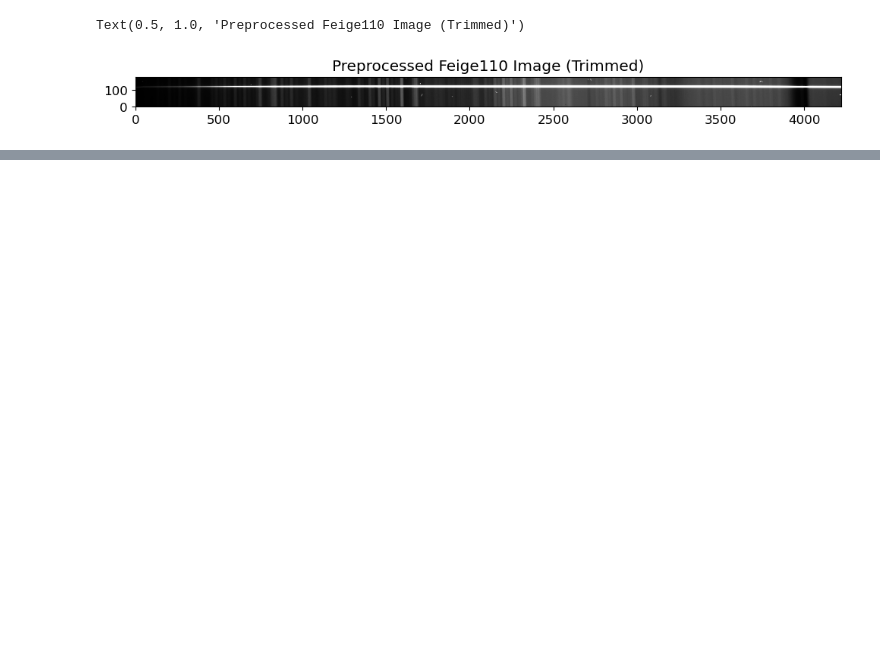
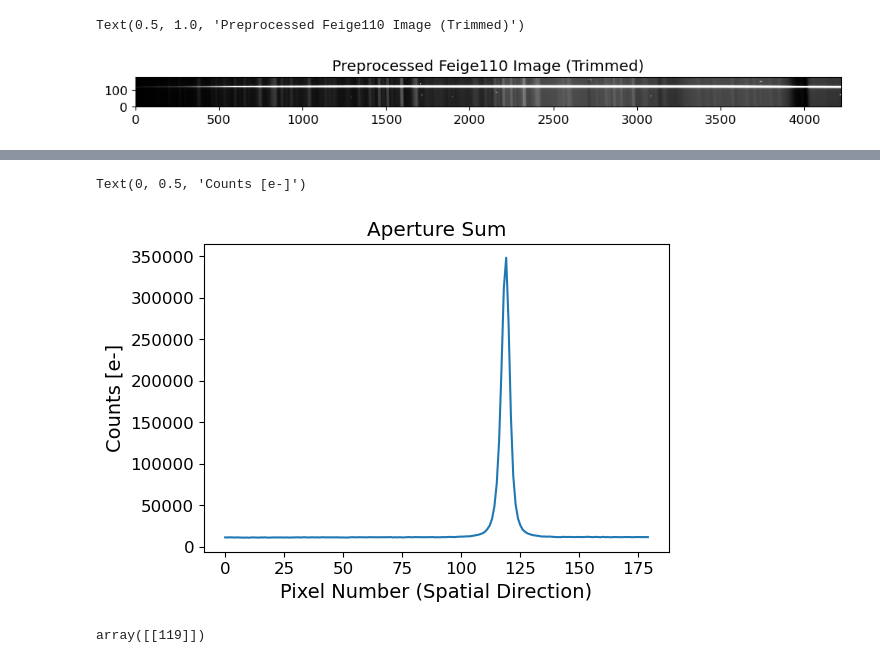
Before and after one commit to hbahk/TAOtutorials, a Jupyter notebook: tutorials/Spectroscopic_data_reduction.ipynb, the cells around one changed output, grey strips where cells are left out. Saved outputs shown, nothing was run; the diff lists cells and outputs as text; code cells hidden in the pictures; blank space fills up the shorter version.

```diff
--- a/tutorials/Spectroscopic_data_reduction.ipynb
+++ b/tutorials/Spectroscopic_data_reduction.ipynb
@@ -634,0 +656,15 @@ gcorr = gain_correct(stdccd, gain=stdhdr['GAIN'])
+# %%
+# Slice the image in the spatial direction
+lcut = 1000 # left cut (dispersion direction)
+rcut = 1050 # right cut (dispersion direction)
+
+apall_probe = np.sum(crrej.data[lcut:rcut, :], axis=0)
+fig = plt.figure(figsize=(6, 4))
+ax = fig.add_subplot(111)
+ax.plot(apall_probe)
+ax.set_title('Aperture Sum')
+ax.set_xlabel('Pixel Number (Spatial Direction)')
+ax.set_ylabel('Counts [e-]')
+# %% [output]
+Text(0, 0.5, 'Counts [e-]')
+[figure, added]
@@ -634,0 +682,4 @@ gcorr = gain_correct(stdccd, gain=stdhdr['GAIN'])
+# %%
+peak_pix
+# %% [output]
+array([[119]])
```
Also changed, not shown: parts of 7 cells of this notebook, 1 other file.
